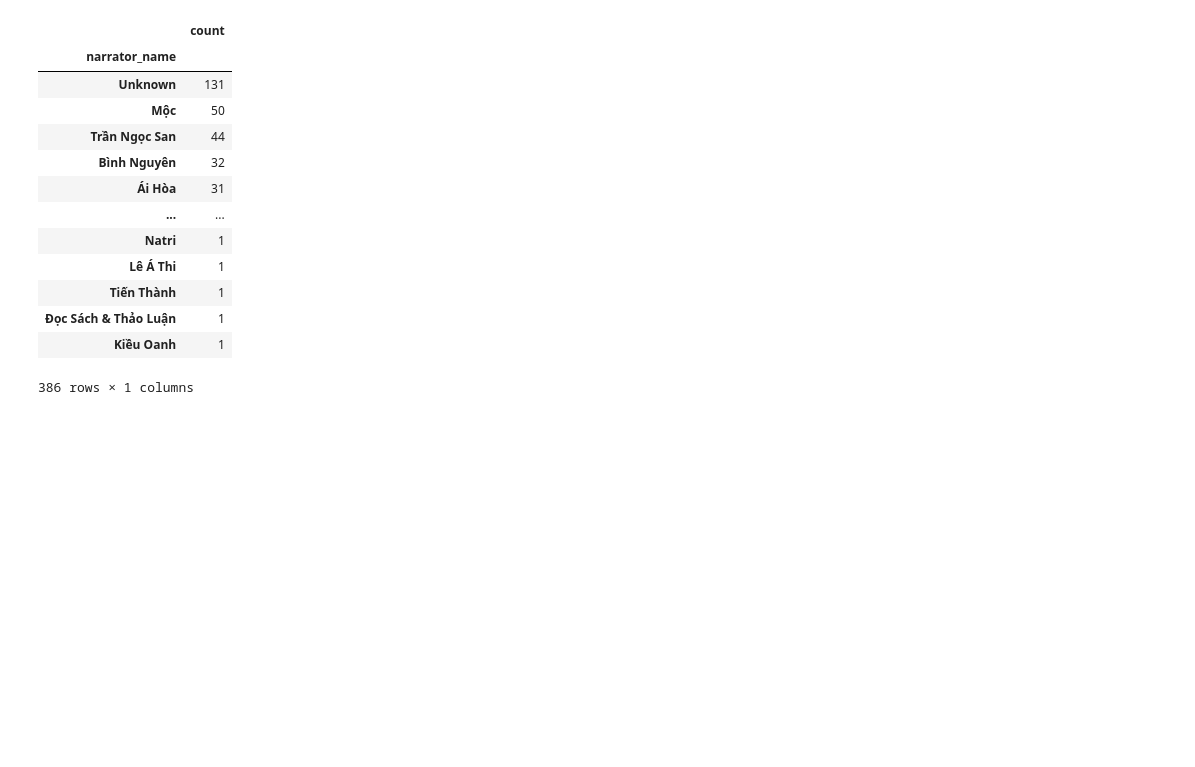
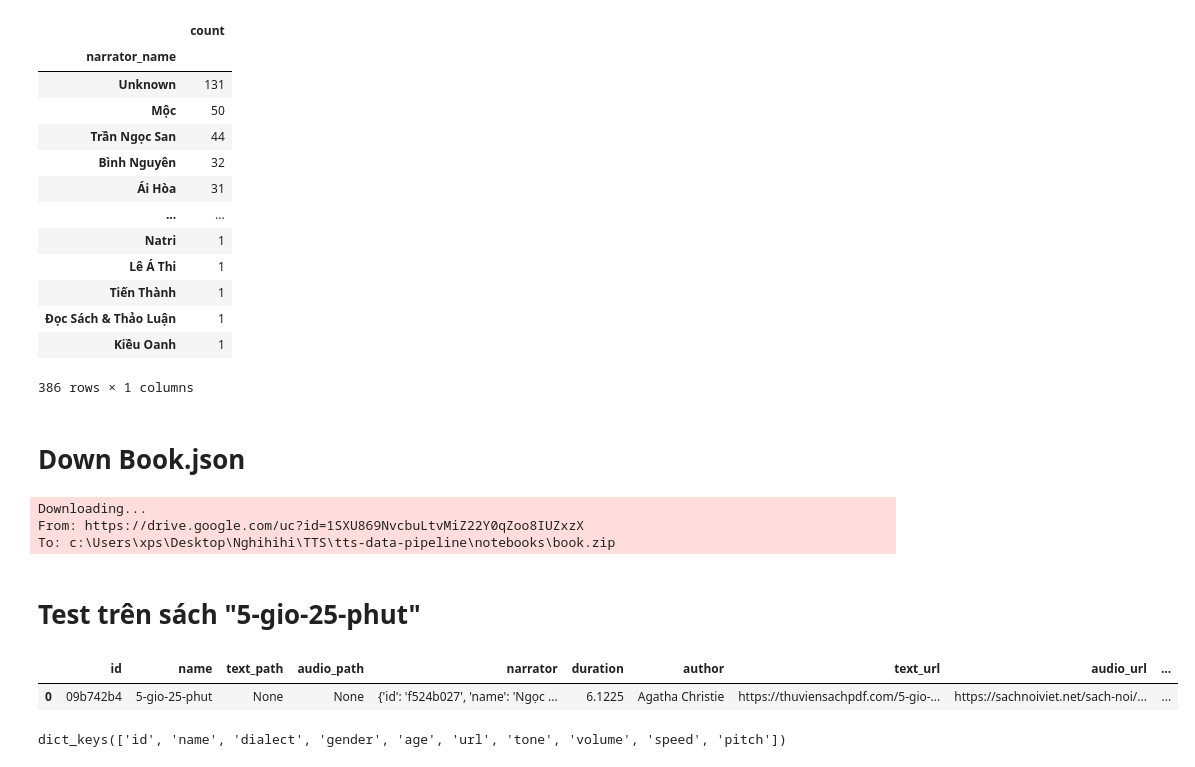
Before and after one commit to quochuy242/VNAVC, a Jupyter notebook: notebooks/narrator.ipynb, the cells around one changed output. Cells and saved outputs as stored; diff of their text form; code cells hidden in the pictures; blank space fills up the shorter version.

```diff
--- a/notebooks/narrator.ipynb
+++ b/notebooks/narrator.ipynb
@@ -270,3 +272,5 @@ count_narrator
 | Đọc Sách & Thảo Luận | 1 |
 | Kiều Oanh | 1 |
 386 rows × 1 columns
+# %% [markdown]
+# Down Book.json
@@ -272,0 +282,31 @@ count_narrator
+# %%
+file_id = "1SXU869NvcbuLtvMiZ22Y0qZoo8IUZxzX"
+url = f"https://drive.google.com/uc?id={file_id}"
+
+zip_path = "book.zip"
+gdown.download(url, zip_path, quiet=False)
+
+extract_path = "book"
+os.makedirs(extract_path, exist_ok=True)
+
+with zipfile.ZipFile(zip_path, "r") as zip_ref:
+    zip_ref.extractall(extract_path)
+# %% [output]
+Downloading...
+From: https://drive.google.com/uc?id=1SXU869NvcbuLtvMiZ22Y0qZoo8IUZxzX
+To: c:\Users\xps\Desktop\Nghihihi\TTS\tts-data-pipeline\notebooks\book.zip
+# %% [markdown]
+# Test trên sách "5-gio-25-phut"
+# %%
+import json
+with open("5-gio-25-phut.json", encoding="utf-8") as f:
+    file_book_1 = json.load(f)
+book_1 = pd.DataFrame([file_book_1])
+book_1
+# %% [output]
+|  | id | name | text_path | audio_path | narrator | duration | author | text_url | audio_url | ... |
+| 0 | 09b742b4 | 5-gio-25-phut | None | None | {'id': 'f524b027', 'name': 'Ngọc ... | 6.1225 | Agatha Christie | https://thuviensachpdf.com/5-gio-... | https://sachnoiviet.net/sach-noi/... | ... |
+# %%
+book_1["narrator"][0].keys()
+# %% [output]
+dict_keys(['id', 'name', 'dialect', 'gender', 'age', 'url', 'tone', 'volume', 'speed', 'pitch'])
```
Also changed, not shown: parts of 6 cells of this notebook, 3 other files.
